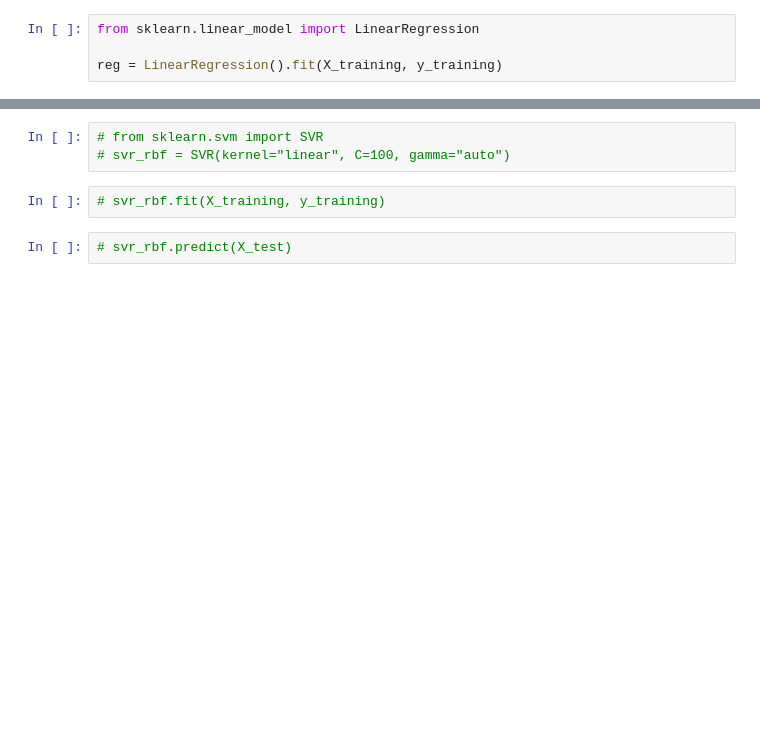
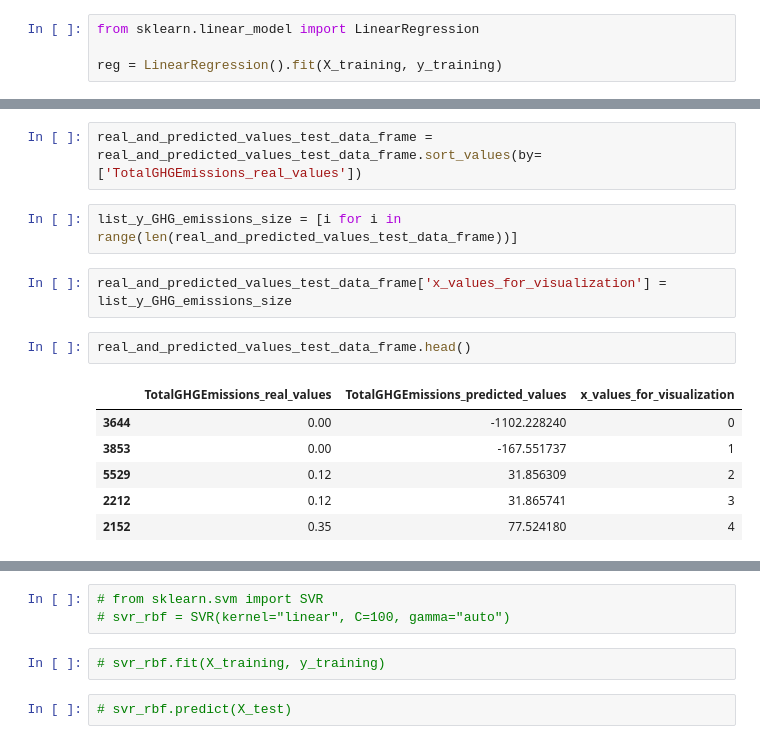
Before and after one commit to MariaDBPerez/energy_consumption, a Jupyter notebook: project_4.ipynb, the cells around one changed output, grey strips where cells are left out. Drawn from its saved outputs; the diff is of its cells as text; blank space fills up the shorter version.

```diff
--- a/project_4.ipynb
+++ b/project_4.ipynb
@@ -690,0 +710,15 @@ array([3.75290657e+01, 2.72061424e+02, 6.73808873e+00, 8.64397844e+00,
+# %%
+real_and_predicted_values_test_data_frame = real_and_predicted_values_test_data_frame.sort_values(by=['TotalGHGEmissions_real_values'])
+# %%
+list_y_GHG_emissions_size = [i for i in range(len(real_and_predicted_values_test_data_frame))]
+# %%
+real_and_predicted_values_test_data_frame['x_values_for_visualization'] = list_y_GHG_emissions_size
+# %%
+real_and_predicted_values_test_data_frame.head()
+# %% [output]
+|  | TotalGHGEmissions_real_values | TotalGHGEmissions_predicted_values | x_values_for_visualization |
+| 3644 | 0.00 | -1102.228240 | 0 |
+| 3853 | 0.00 | -167.551737 | 1 |
+| 5529 | 0.12 | 31.856309 | 2 |
+| 2212 | 0.12 | 31.865741 | 3 |
+| 2152 | 0.35 | 77.524180 | 4 |
```
Also changed, not shown: parts of 53 cells of this notebook.
